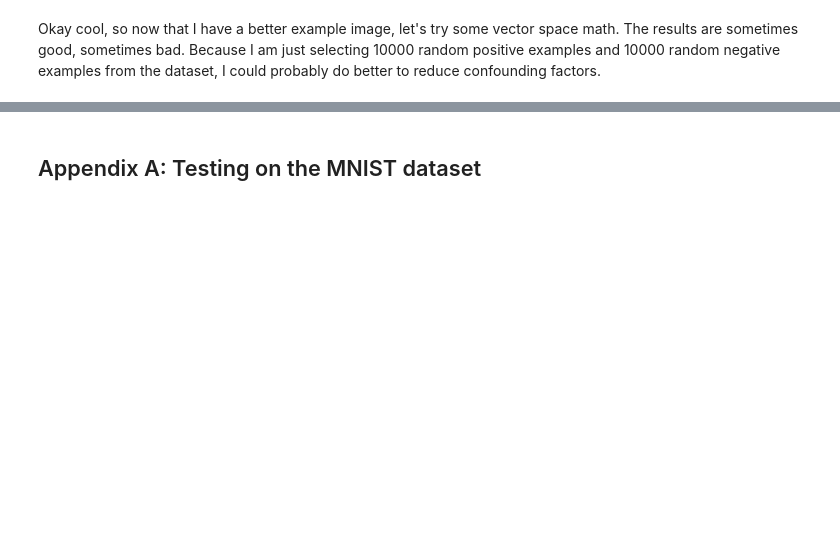
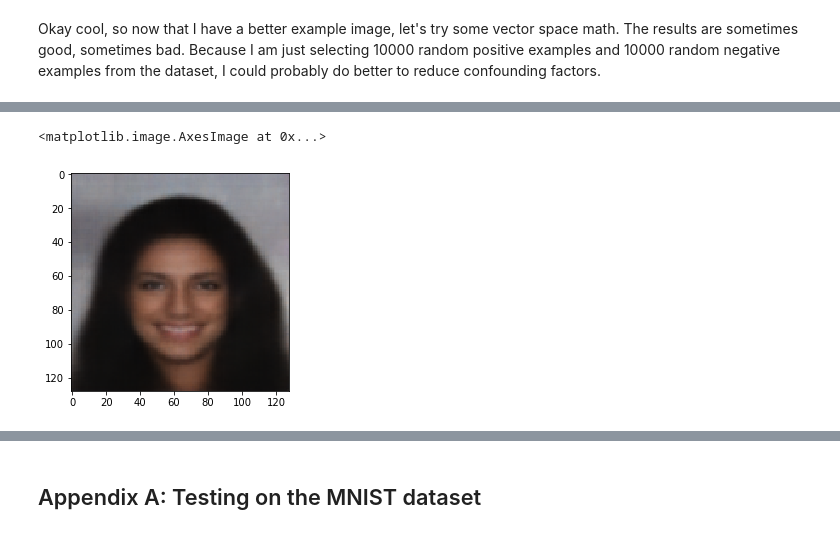
Before and after one commit to jibben/vggcvae, a Jupyter notebook: notebooks/Jibben_Final_clean.ipynb, the cells around one changed output, grey strips where cells are left out. Drawn from its saved outputs; the diff is of its cells as text; code cells hidden in the pictures; blank space fills up the shorter version.

```diff
--- a/notebooks/Jibben_Final_clean.ipynb
+++ b/notebooks/Jibben_Final_clean.ipynb
@@ -664,0 +717,6 @@ plt.imshow(dec_test)
+# %%
+dec_test = loaded_face_vae.run_one(test_img, less=['black_hair'], more=['blond_hair'], intensity=4.0)
+plt.imshow(dec_test)
+# %% [output]
+<matplotlib.image.AxesImage at 0x...>
+[figure, added]
```
Also changed, not shown: parts of 58 cells of this notebook.
